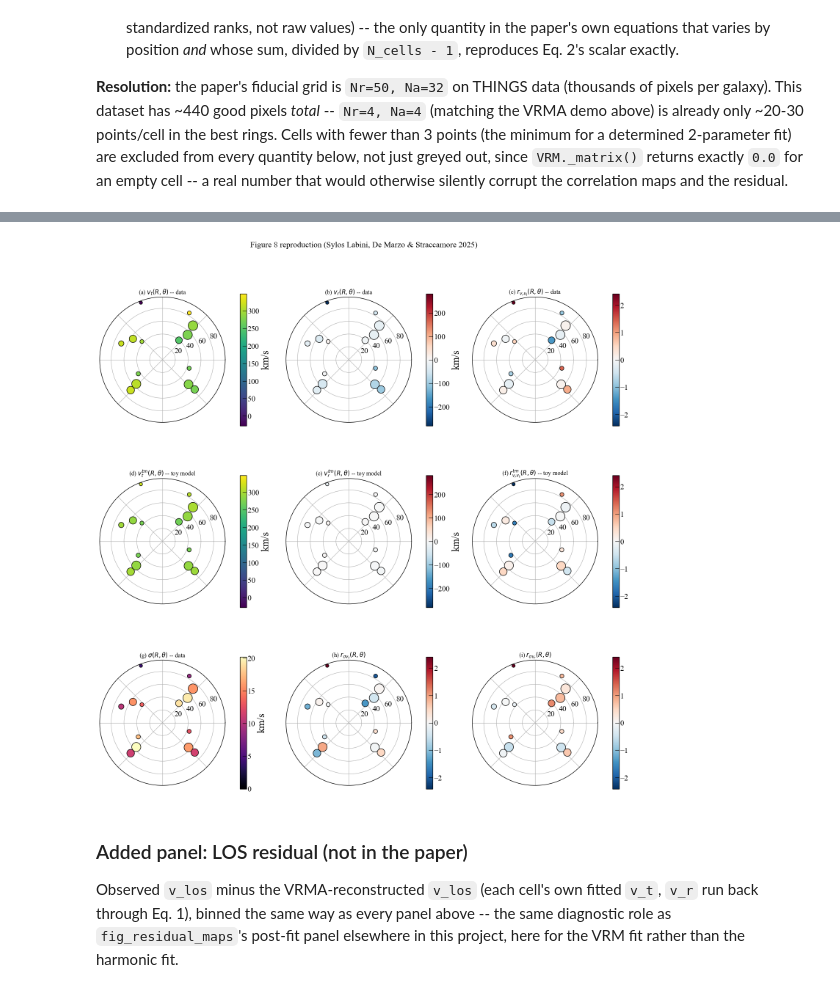
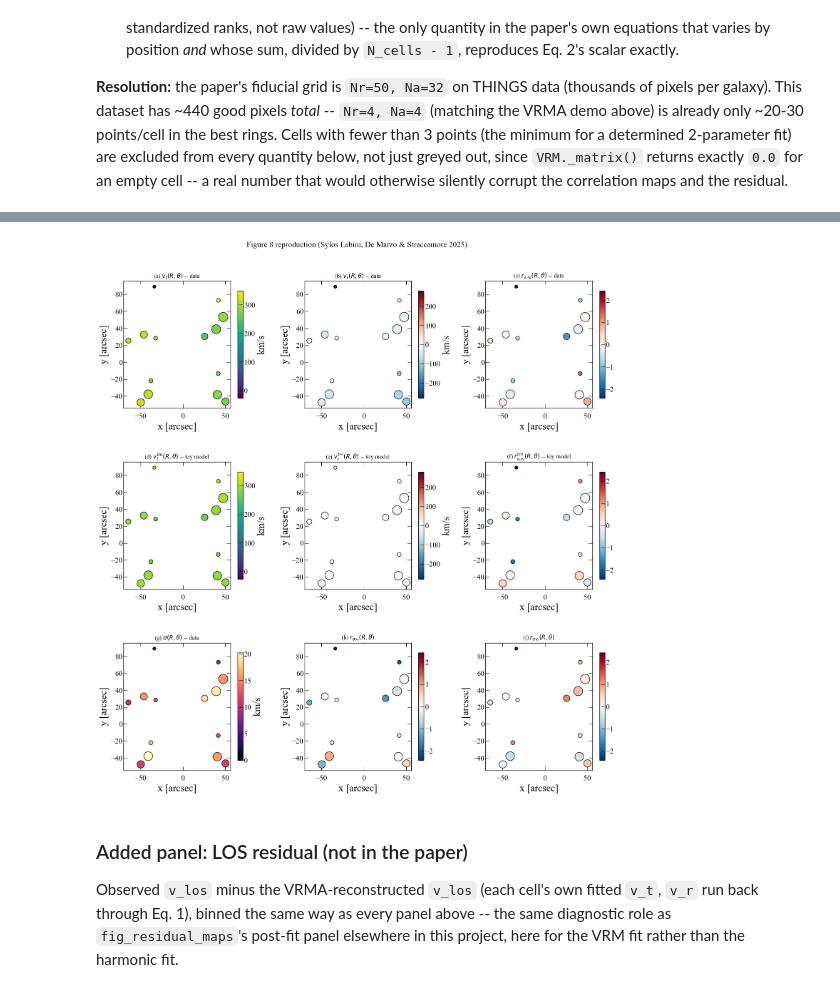
Before and after one commit to Suvajit-Sardar/SM_harmonic_fit, a Jupyter notebook: vrm_pipeline.ipynb, the cells around one changed output, grey strips where cells are left out. Drawn from its saved outputs; the diff is of its cells as text; code cells hidden in the pictures.

```diff
--- a/vrm_pipeline.ipynb
+++ b/vrm_pipeline.ipynb
@@ -170,20 +170,28 @@ Table length=16
 | 3 | 2 | nan | 0 | 0.0 | 0.0 |
 | 3 | 3 | nan | 0 | 0.0 | 0.0 |
 # %%
+# Maps in this paper are plotted in the (deprojected) plane of the galaxy,
+# i.e. Cartesian x = R*cos(theta), y = R*sin(theta) -- a face-on view -- not
+# on polar axes.
+x2 = np.asarray(t2["r_arcsec_mean"]) * np.cos(np.asarray(t2["theta_mean"]))
+y2 = np.asarray(t2["r_arcsec_mean"]) * np.sin(np.asarray(t2["theta_mean"]))
 reliable = np.asarray(t2["n_points"]) >= 3
 marginal = (np.asarray(t2["n_points"]) > 0) & ~reliable
 
-fig, ax = plt.subplots(figsize=(7.5, 7.5), subplot_kw=dict(projection="polar"))
+fig, ax = plt.subplots(figsize=(7.5, 7.5))
 
-ax.scatter(t2["theta_mean"][marginal], t2["r_arcsec_mean"][marginal],
+ax.scatter(x2[marginal], y2[marginal],
            s=30, c="lightgray", edgecolor="black", linewidth=0.5, zorder=2, label="< 3 points")
-sc = ax.scatter(t2["theta_mean"][reliable], t2["r_arcsec_mean"][reliable],
+sc = ax.scatter(x2[reliable], y2[reliable],
                  c=t2["v_r"][reliable], s=40 + 8 * t2["n_points"][reliable],
                  cmap="RdBu_r", vmin=-100, vmax=100, edgecolor="black", zorder=3)
 
-fig.colorbar(sc, ax=ax, label=r"$v_r$ [km s$^{-1}$]", pad=0.1)
-ax.legend(loc="lower left", bbox_to_anchor=(-0.15, -0.1), fontsize=10)
-ax.set_title("VRMA $v_r(R,\\theta)$, $N_r=4$, $N_a=4$", pad=20)
+fig.colorbar(sc, ax=ax, label=r"$v_r$ [km s$^{-1}$]")
+ax.legend(loc="lower left", fontsize=10)
+ax.set_xlabel("x [arcsec] (plane of the galaxy)")
+ax.set_ylabel("y [arcsec] (plane of the galaxy)")
+ax.set_aspect("equal")
+ax.set_title("VRMA $v_r(R,\\theta)$, $N_r=4$, $N_a=4$")
 fig.tight_layout()
 None
 # %% [output]
@@ -272,50 +280,56 @@ Table length=16
 | 3 | 2 | 0 | nan | nan | nan | nan | nan | nan |
 | 3 | 3 | 0 | nan | nan | nan | nan | nan | nan |
 # %%
-def _polar_panel(ax, t, field, cmap, vlim, title, cbar_label):
+def _map_panel(ax, t, field, cmap, vlim, title, cbar_label):
+    # Maps in this paper are plotted in the (deprojected) plane of the
+    # galaxy -- Cartesian x = R*cos(theta), y = R*sin(theta), a face-on view
+    # -- not on polar axes.
+    x = np.asarray(t["r_arcsec_mean"]) * np.cos(np.asarray(t["theta_mean"]))
+    y = np.asarray(t["r_arcsec_mean"]) * np.sin(np.asarray(t["theta_mean"]))
     n = np.asarray(t["n_points"])
     reliable = n >= 3
     vals = np.asarray(t[field])
-    ax.scatter(np.asarray(t["theta_mean"])[~reliable & np.isfinite(vals)],
-               np.asarray(t["r_arcsec_mean"])[~reliable & np.isfinite(vals)],
+    ax.scatter(x[~reliable & np.isfinite(vals)], y[~reliable & np.isfinite(vals)],
                s=20, c="lightgray", edgecolor="black", linewidth=0.4, zorder=2)
-    sc = ax.scatter(np.asarray(t["theta_mean"])[reliable], np.asarray(t["r_arcsec_mean"])[reliable],
+    sc = ax.scatter(x[reliable], y[reliable],
                      c=vals[reliable], s=25 + 5 * n[reliable], cmap=cmap,
                      vmin=vlim[0], vmax=vlim[1], edgecolor="black", zorder=3)
     ax.set_title(title, fontsize=12)
-    ax.set_xticklabels([])
-    plt.colorbar(sc, ax=ax, fraction=0.045, pad=0.1, label=cbar_label)
+    ax.set_xlabel("x [arcsec]")
+    ax.set_ylabel("y [arcsec]")
+    ax.set_aspect("equal")
+    plt.colorbar(sc, ax=ax, fraction=0.045, pad=0.06, label=cbar_label)
     return sc
 
 
 t = fig8["table"]
 v_t_all = np.concatenate([np.asarray(t["v_t"]), np.asarray(t["v_t_tm"])])
 v_t_lim = (np.nanmin(v_t_all), np.nanmax(v_t_all))
 v_r_lim_abs = np.nanmax(np.abs(np.concatenate([np.asarray(t["v_r"]), np.asarray(t["v_r_tm"])])))
 r_lim_abs = np.nanmax(np.abs(np.concatenate([
     np.asarray(t["r_vtvr"]), np.asarray(t["r_vtvr_tm"]), np.asarray(t["r_sigma_vt"]), np.asarray(t["r_sigma_vr"]),
 ])))
 sigma_lim = (0, np.nanmax(np.asarray(t["sigma_mean"])))
 
-fig, axes = plt.subplots(3, 3, figsize=(15, 16), subplot_kw=dict(projection="polar"))
+fig, axes = plt.subplots(3, 3, figsize=(15, 16))
 
-_polar_panel(axes[0, 0], t, "v_t", "viridis", v_t_lim, "(a) $v_t(R,\\theta)$ -- data", "km/s")
-_polar_panel(axes[0, 1], t, "v_r", "RdBu_r", (-v_r_lim_abs, v_r_lim_abs), "(b) $v_r(R,\\theta)$ -- data", "km/s")
-_polar_panel(axes[0, 2], t, "r_vtvr", "RdBu_r", (-r_lim_abs, r_lim_abs), "(c) $r_{v_rv_t}(R,\\theta)$ -- data", "")
+_map_panel(axes[0, 0], t, "v_t", "viridis", v_t_lim, "(a) $v_t(R,\\theta)$ -- data", "km/s")
+_map_panel(axes[0, 1], t, "v_r", "RdBu_r", (-v_r_lim_abs, v_r_lim_abs), "(b) $v_r(R,\\theta)$ -- data", "km/s")
+_map_panel(axes[0, 2], t, "r_vtvr", "RdBu_r", (-r_lim_abs, r_lim_abs), "(c) $r_{v_rv_t}(R,\\theta)$ -- data", "")
 
-_polar_panel(axes[1, 0], t, "v_t_tm", "viridis", v_t_lim, "(d) $v_t^{tm}(R,\\theta)$ -- toy model", "km/s")
-_polar_panel(axes[1, 1], t, "v_r_tm", "RdBu_r", (-v_r_lim_abs, v_r_lim_abs), "(e) $v_r^{tm}(R,\\theta)$ -- toy model", "km/s")
-_polar_panel(axes[1, 2], t, "r_vtvr_tm", "RdBu_r", (-r_lim_abs, r_lim_abs), "(f) $r^{tm}_{v_rv_t}(R,\\theta)$ -- toy model", "")
+_map_panel(axes[1, 0], t, "v_t_tm", "viridis", v_t_lim, "(d) $v_t^{tm}(R,\\theta)$ -- toy model", "km/s")
+_map_panel(axes[1, 1], t, "v_r_tm", "RdBu_r", (-v_r_lim_abs, v_r_lim_abs), "(e) $v_r^{tm}(R,\\theta)$ -- toy model", "km/s")
+_map_panel(axes[1, 2], t, "r_vtvr_tm", "RdBu_r", (-r_lim_abs, r_lim_abs), "(f) $r^{tm}_{v_rv_t}(R,\\theta)$ -- toy model", "")
 
-_polar_panel(axes[2, 0], t, "sigma_mean", "magma", sigma_lim, "(g) $\\sigma(R,\\theta)$ -- data", "km/s")
-_polar_panel(axes[2, 1], t, "r_sigma_vt", "RdBu_r", (-r_lim_abs, r_lim_abs), "(h) $r_{\\sigma v_t}(R,\\theta)$", "")
-_polar_panel(axes[2, 2], t, "r_sigma_vr", "RdBu_r", (-r_lim_abs, r_lim_abs), "(i) $r_{\\sigma v_r}(R,\\theta)$", "")
+_map_panel(axes[2, 0], t, "sigma_mean", "magma", sigma_lim, "(g) $\\sigma(R,\\theta)$ -- data", "km/s")
+_map_panel(axes[2, 1], t, "r_sigma_vt", "RdBu_r", (-r_lim_abs, r_lim_abs), "(h) $r_{\\sigma v_t}(R,\\theta)$", "")
+_map_panel(axes[2, 2], t, "r_sigma_vr", "RdBu_r", (-r_lim_abs, r_lim_abs), "(i) $r_{\\sigma v_r}(R,\\theta)$", "")
 
 fig.suptitle("Figure 8 reproduction (Sylos Labini, De Marzo & Straccamore 2025)", fontsize=16, y=0.995)
 fig.tight_layout()
 None
 # %% [output]
-[figure, old version]
+[figure, new version]
 # %% [markdown]
 ### Added panel: LOS residual (not in the paper)
 
```
Also changed, not shown: parts of 2 cells of this notebook, 1 other file.
